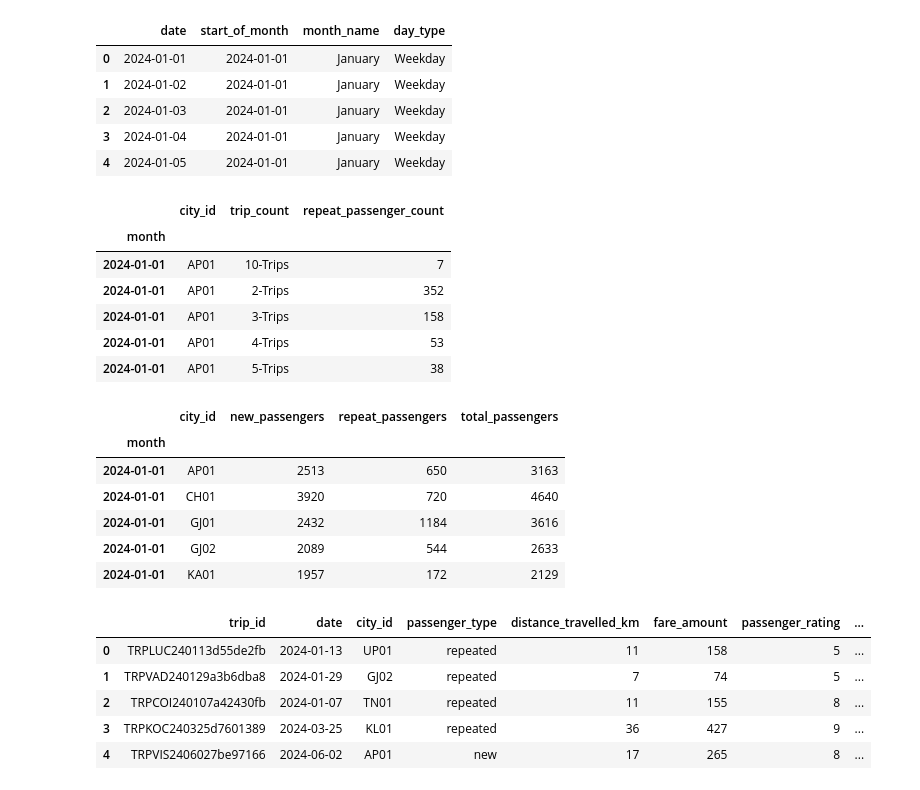
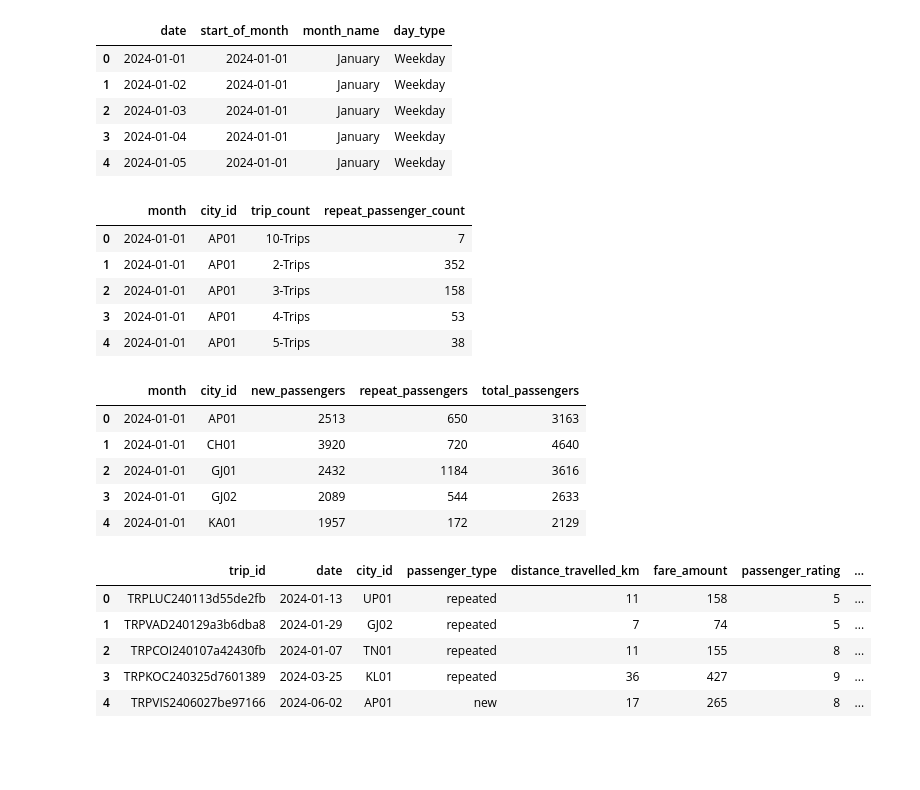
Before and after one commit to Shandeep-Raula/GoodCabs--Provide-Insights-to-Chief-Operations-in-Transportation-Domain, a Jupyter notebook: EDA.ipynb, the cells around one changed output. Drawn from its saved outputs; the diff is of its cells as text; code cells hidden in the pictures; blank space fills up the shorter version.

```diff
--- a/EDA.ipynb
+++ b/EDA.ipynb
@@ -58,27 +60,25 @@ dim_date.head(5)
 | 3 | 2024-01-04 | 2024-01-01 | January | Weekday |
 | 4 | 2024-01-05 | 2024-01-01 | January | Weekday |
 # %%
-dim_repeat_trip = pd.read_csv('dim_repeat_trip_distribution.csv', parse_dates=['month'], index_col='month')
+dim_repeat_trip = pd.read_csv('dim_repeat_trip_distribution.csv', parse_dates=['month'])
 dim_repeat_trip.head(5)
 # %% [output]
-|  | city_id | trip_count | repeat_passenger_count |
-| month |  |  |  |
-| 2024-01-01 | AP01 | 10-Trips | 7 |
-| 2024-01-01 | AP01 | 2-Trips | 352 |
-| 2024-01-01 | AP01 | 3-Trips | 158 |
-| 2024-01-01 | AP01 | 4-Trips | 53 |
-| 2024-01-01 | AP01 | 5-Trips | 38 |
+|  | month | city_id | trip_count | repeat_passenger_count |
+| 0 | 2024-01-01 | AP01 | 10-Trips | 7 |
+| 1 | 2024-01-01 | AP01 | 2-Trips | 352 |
+| 2 | 2024-01-01 | AP01 | 3-Trips | 158 |
+| 3 | 2024-01-01 | AP01 | 4-Trips | 53 |
+| 4 | 2024-01-01 | AP01 | 5-Trips | 38 |
 # %%
-fact_passenger = pd.read_csv('fact_passenger_summary.csv', parse_dates=['month'], index_col='month')
+fact_passenger = pd.read_csv('fact_passenger_summary.csv', parse_dates=['month'])
 fact_passenger.head(5)
 # %% [output]
-|  | city_id | new_passengers | repeat_passengers | total_passengers |
-| month |  |  |  |  |
-| 2024-01-01 | AP01 | 2513 | 650 | 3163 |
-| 2024-01-01 | CH01 | 3920 | 720 | 4640 |
-| 2024-01-01 | GJ01 | 2432 | 1184 | 3616 |
-| 2024-01-01 | GJ02 | 2089 | 544 | 2633 |
-| 2024-01-01 | KA01 | 1957 | 172 | 2129 |
+|  | month | city_id | new_passengers | repeat_passengers | total_passengers |
+| 0 | 2024-01-01 | AP01 | 2513 | 650 | 3163 |
+| 1 | 2024-01-01 | CH01 | 3920 | 720 | 4640 |
+| 2 | 2024-01-01 | GJ01 | 2432 | 1184 | 3616 |
+| 3 | 2024-01-01 | GJ02 | 2089 | 544 | 2633 |
+| 4 | 2024-01-01 | KA01 | 1957 | 172 | 2129 |
 # %%
 fact_trips = pd.read_csv('fact_trips.csv', parse_dates=['date'])
 fact_trips.head(5)
```
Also changed, not shown: parts of 10 cells of this notebook.
